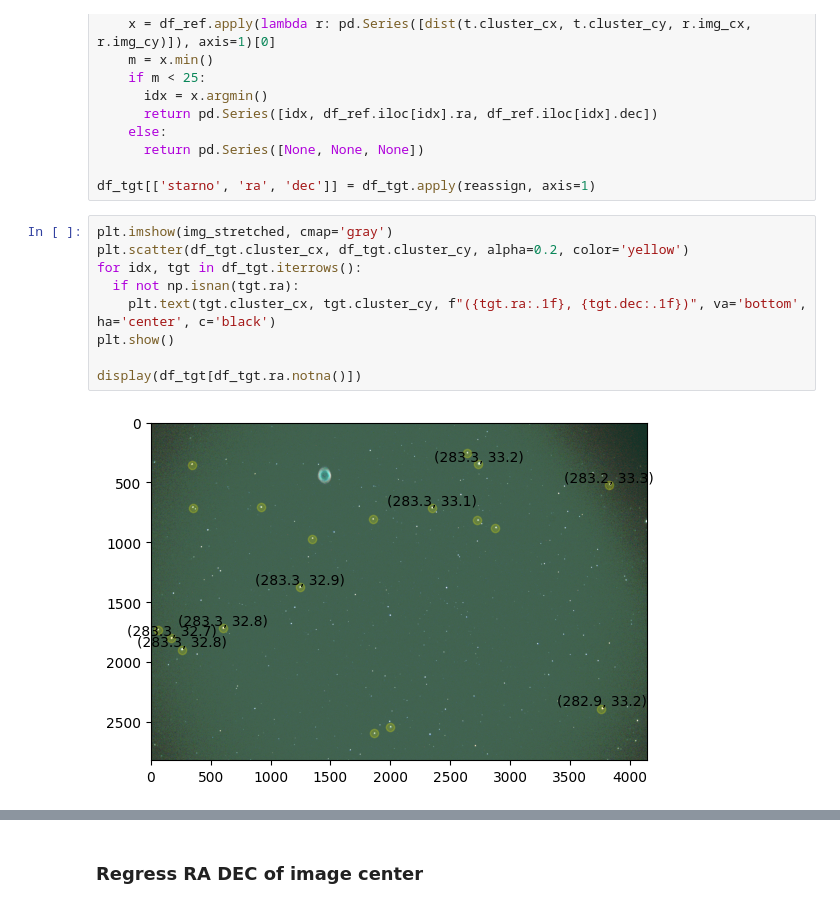
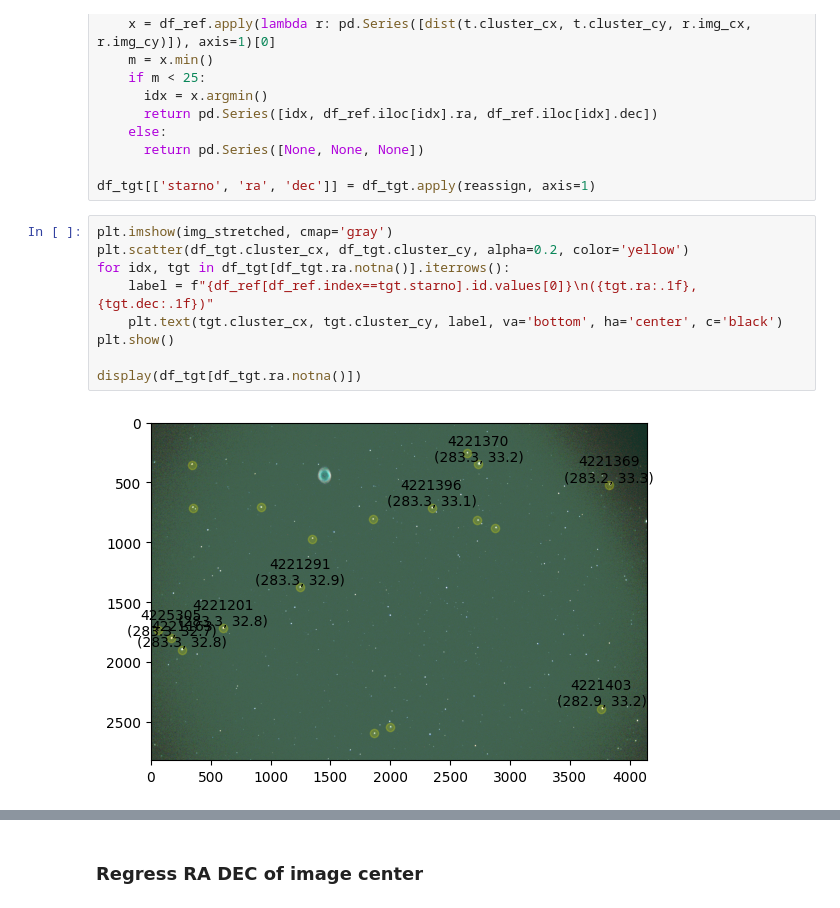
Before and after one commit to cygnus77/astrocam, a Jupyter notebook: plate-solve-demo.ipynb, the cells around one changed output, grey strips where cells are left out. Saved outputs shown, nothing was run; the diff lists cells and outputs as text.

```diff
--- a/plate-solve-demo.ipynb
+++ b/plate-solve-demo.ipynb
@@ -149,14 +156,14 @@ df_tgt[['starno', 'ra', 'dec']] = df_tgt.apply(reassign, axis=1)
 # %%
 plt.imshow(img_stretched, cmap='gray')
 plt.scatter(df_tgt.cluster_cx, df_tgt.cluster_cy, alpha=0.2, color='yellow')
-for idx, tgt in df_tgt.iterrows():
-  if not np.isnan(tgt.ra):
-    plt.text(tgt.cluster_cx, tgt.cluster_cy, f"({tgt.ra:.1f}, {tgt.dec:.1f})", va='bottom', ha='center', c='black')
+for idx, tgt in df_tgt[df_tgt.ra.notna()].iterrows():
+    label = f"{df_ref[df_ref.index==tgt.starno].id.values[0]}\n({tgt.ra:.1f}, {tgt.dec:.1f})"
+    plt.text(tgt.cluster_cx, tgt.cluster_cy, label, va='bottom', ha='center', c='black')
 plt.show()
 
 display(df_tgt[df_tgt.ra.notna()])
 # %% [output]
-[figure, old version]
+[figure, new version]
 |  | area | cluster_cx | cluster_cy | iwc_cx | iwc_cy | gaussian_cx | gaussian_cy | box | tile_4 | ... |
 | 0 | 273 | 3764.347985 | 2389.395604 | 17.000977 | 18.000977 | 17.394583 | 18.008105 | [3746, 2371, 3783, 2408] | 619433 | ... |
 | 1 | 256 | 603.492188 | 1718.062500 | 18.000977 | 16.000977 | 16.261025 | 20.396669 | [585, 1701, 622, 1736] | 445631 | ... |
```
Also changed, not shown: parts of 9 cells of this notebook.
